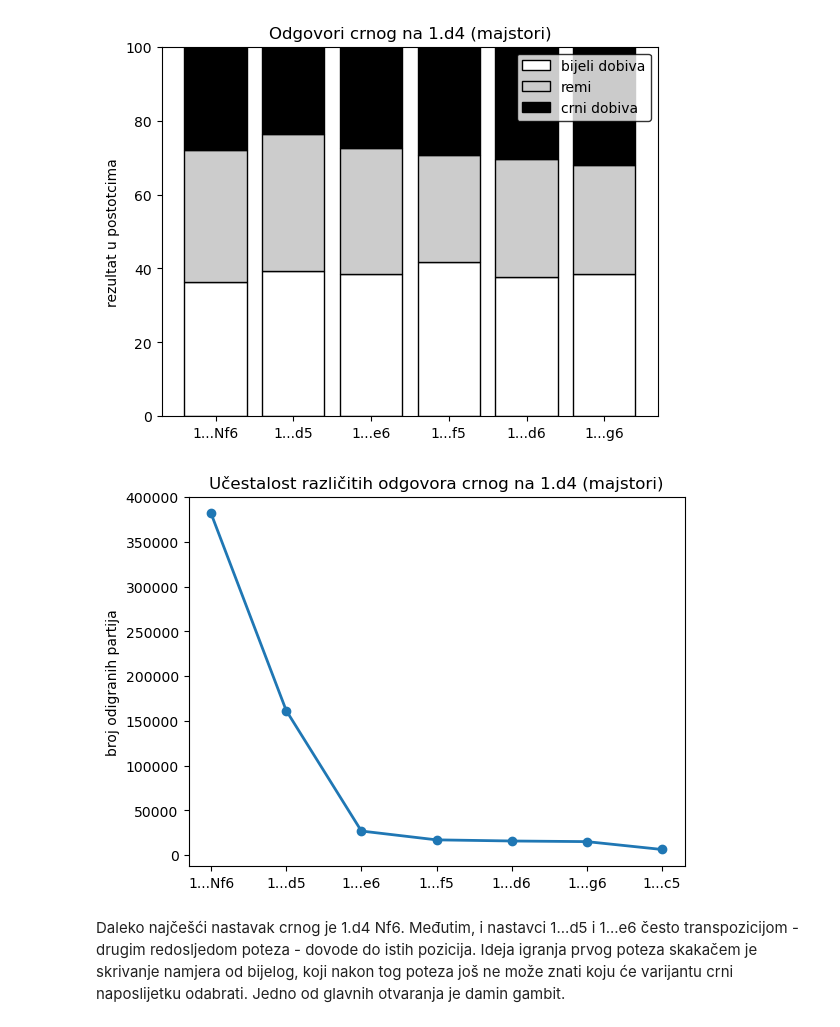
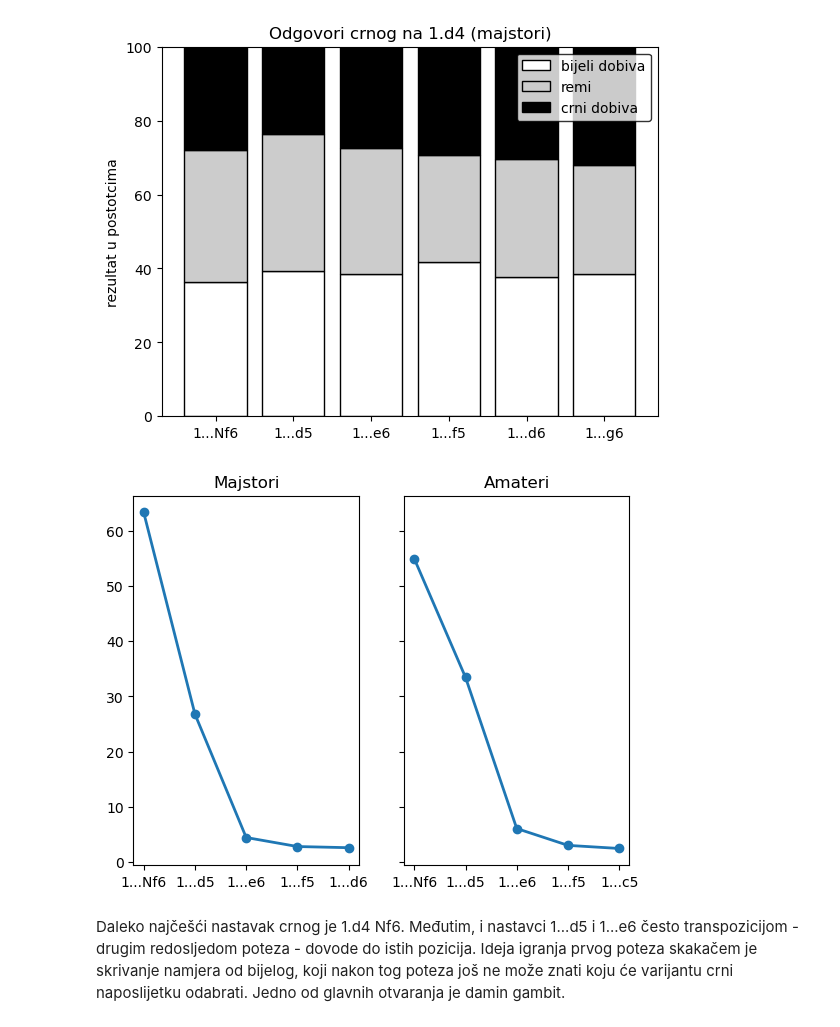
Before and after one commit to ring-bearer/ms, a Jupyter notebook: sah.ipynb, the cells around one changed output. Saved outputs shown, nothing was run; the diff lists cells and outputs as text; code cells hidden in the pictures.

```diff
--- a/sah.ipynb
+++ b/sah.ipynb
@@ -367,0 +279,33 @@ Također, kod amaterskih igrača, remi se znatno rjeđe postiže.
+# %%
+def freq(data, headstart=-1, tailend=-1):
+    """Funkcija za računanje frekvencije igranih poteza."""
+
+    suma=data['broj partija'].sum()
+
+    if headstart>0:
+        data=data.head(headstart)
+    elif tailend>0:
+        data=data.tail(tailend)
+    headstart=tailend=data.shape[0]
+
+    percent=[]
+    for i in range(headstart):
+        percent.append(data['broj partija'][data.index[i]]/suma*100)
+
+    return data, percent
+# %%
+def compare(data1,data2,headstart=-1,tailend=-1):
+    """Funkcija za usporedbu frekvencije igranih poteza u linijskom grafu."""
+
+    data1,perc1=freq(data1,headstart,tailend)
+    data2,perc2=freq(data2,headstart,tailend)
+
+    fig, (ax1, ax2) = plt.subplots(1, 2, sharey=True)
+    ax1.plot(data1['potez'],perc1,
+            'o-',linewidth=2)
+    ax2.plot(data2['potez'],perc2,
+            'o-',linewidth=2)
+
+    ax1.set_title("Majstori")
+    ax2.set_title("Amateri")
+    plt.show()
@@ -521,9 +554,9 @@ graph(d4,title="Odgovori crnog na 1.d4 (majstori)",headstart=6)
 # %% [output]
 [figure]
 # %%
-freq(d4,"Učestalost različitih odgovora crnog na 1.d4 (majstori)",headstart=7)
+compare(d4,noobd4,headstart=5)
 # %% [output]
-[figure, old version]
+[figure, new version]
 # %% [markdown]
 Daleko najčešći nastavak crnog je 1.d4 Nf6. Međutim, i nastavci 1...d5 i 1...e6 često transpozicijom - drugim redosljedom poteza - dovode do istih pozicija. Ideja igranja prvog poteza skakačem je skrivanje namjera od bijelog, koji nakon tog poteza još ne može znati koju će varijantu crni naposlijetku odabrati. Jedno od glavnih otvaranja je damin gambit.
 # %%
```
Also changed, not shown: parts of 66 cells of this notebook.
